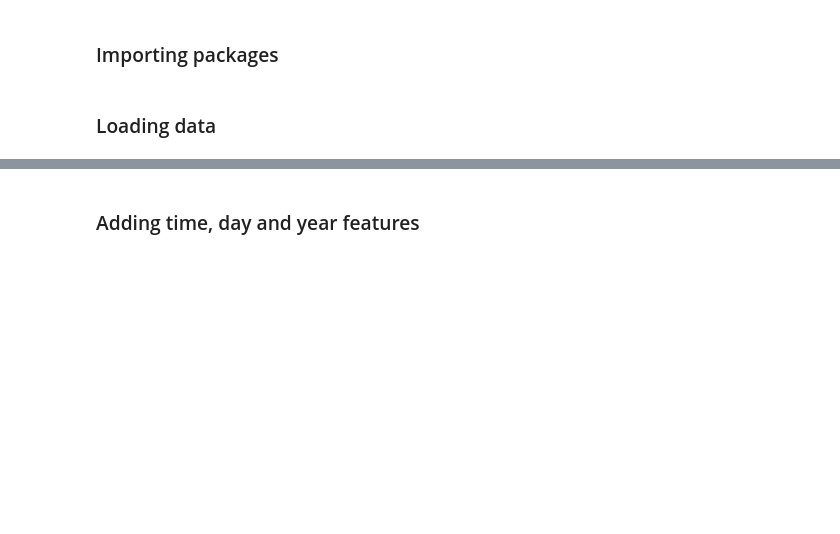
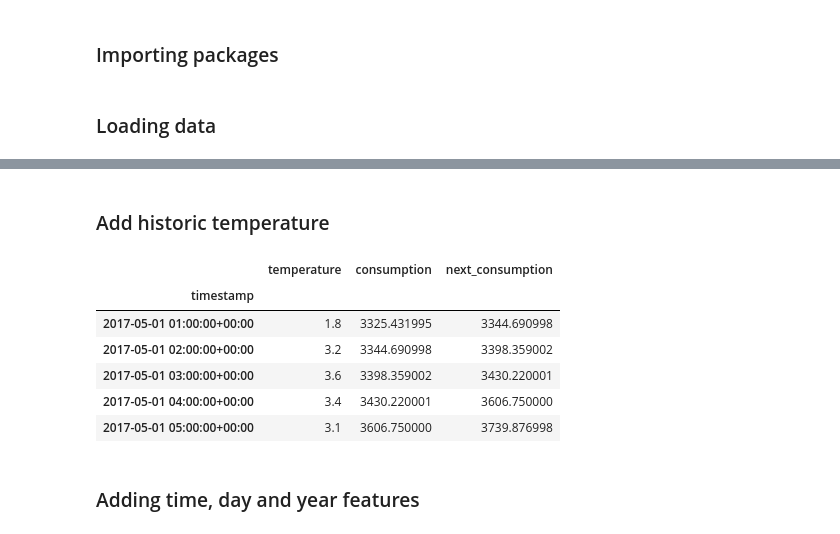
Before and after one commit to jatobro/it3030-deep-learning, a Jupyter notebook: timeseries/fnn.ipynb, the cells around one changed output, grey strips where cells are left out. Saved outputs shown, nothing was run; the diff lists cells and outputs as text; code cells hidden in the pictures; blank space fills up the shorter version.

```diff
--- a/timeseries/fnn.ipynb
+++ b/timeseries/fnn.ipynb
@@ -33,3 +33,23 @@ df.head()
+# %% [markdown]
+### Add historic temperature
+# %%
+df["past_consumption"] = df["consumption"].shift(1)
+df.rename(
+    columns={"consumption": "next_consumption", "past_consumption": "consumption"},
+    inplace=True,
+)
+df = df[["temperature", "consumption", "next_consumption"]]
+df.dropna(inplace=True)
+
+df.head()
+# %% [output]
+|  | temperature | consumption | next_consumption |
+| timestamp |  |  |  |
+| 2017-05-01 01:00:00+00:00 | 1.8 | 3325.431995 | 3344.690998 |
+| 2017-05-01 02:00:00+00:00 | 3.2 | 3344.690998 | 3398.359002 |
+| 2017-05-01 03:00:00+00:00 | 3.6 | 3398.359002 | 3430.220001 |
+| 2017-05-01 04:00:00+00:00 | 3.4 | 3430.220001 | 3606.750000 |
+| 2017-05-01 05:00:00+00:00 | 3.1 | 3606.750000 | 3739.876998 |
 # %% [markdown]
 ### Adding time, day and year features
 # %%
```
Also changed, not shown: parts of 2 cells of this notebook, 2 other files.
